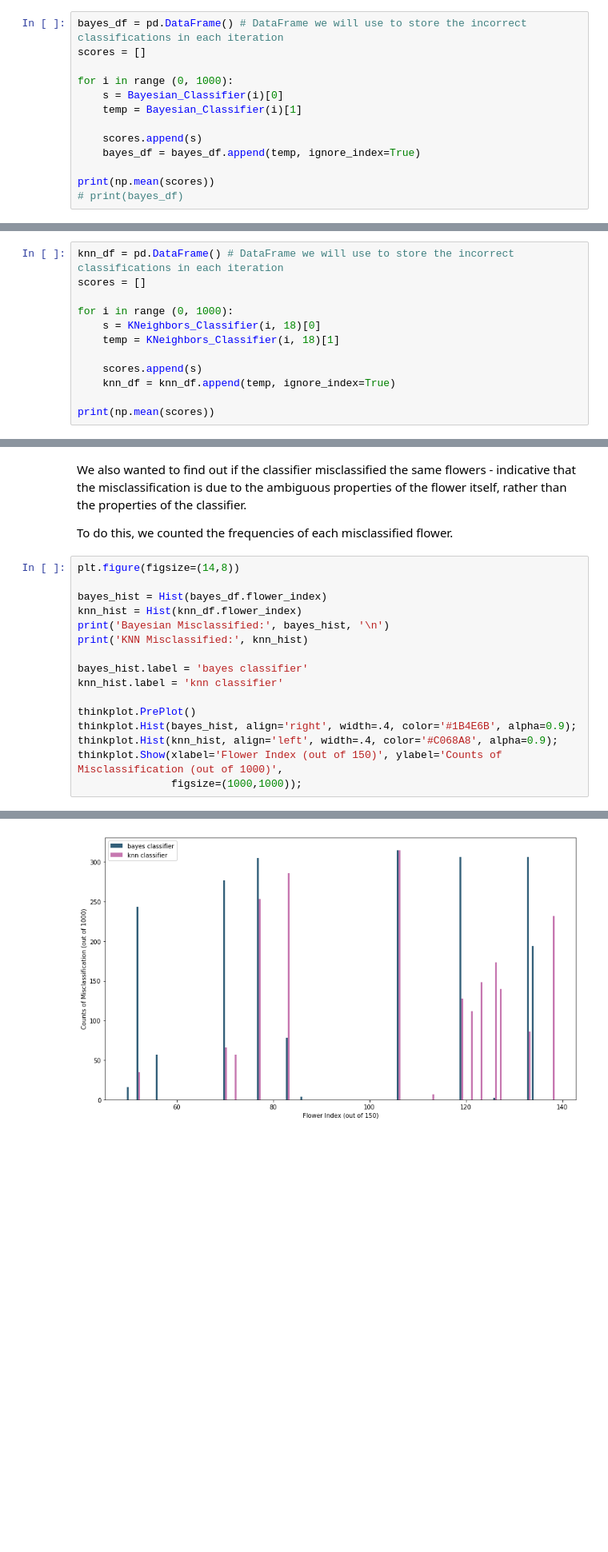
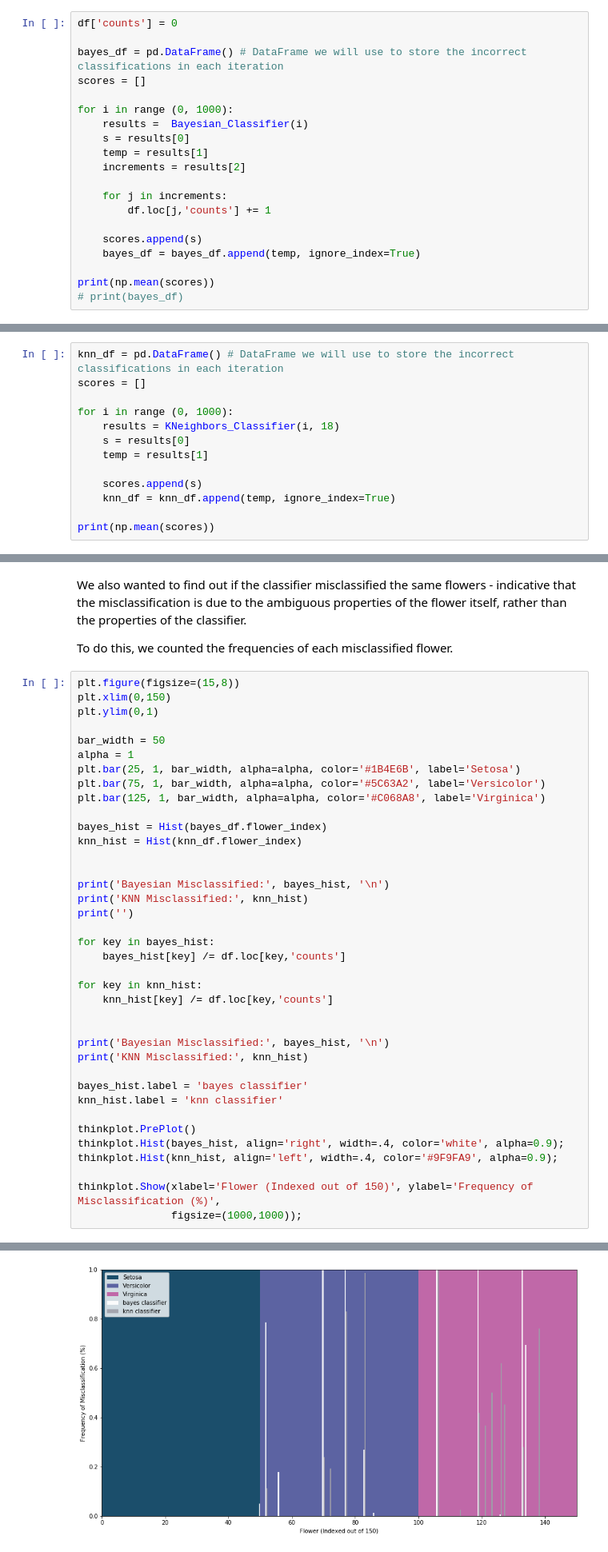
Before and after one commit to ASHSWAN1999/Bayes-vs-Machine-Learning-Comparison, a Jupyter notebook: project3.ipynb, the cells around one changed output, grey strips where cells are left out. Shown: that part at 80% size. Cells and saved outputs as stored; diff of their text form; blank space fills up the shorter version.

Commit message:
Cleaning up graphs pt 1

```diff
--- a/project3.ipynb
+++ b/project3.ipynb
@@ -121,10 +123,17 @@ def Bayesian_Classifier(seed):
 # %%
+df['counts'] = 0
+
 bayes_df = pd.DataFrame() # DataFrame we will use to store the incorrect classifications in each iteration
 scores = []
 
 for i in range (0, 1000):
-    s = Bayesian_Classifier(i)[0]
-    temp = Bayesian_Classifier(i)[1]
+    results =  Bayesian_Classifier(i)
+    s = results[0]
+    temp = results[1]
+    increments = results[2]
+
+    for j in increments:
+        df.loc[j,'counts'] += 1
 
     scores.append(s)
     bayes_df = bayes_df.append(temp, ignore_index=True)
@@ -202,8 +218,9 @@ knn_df = pd.DataFrame() # DataFrame we will use to store the incorrect classific
 scores = []
 
 for i in range (0, 1000):
-    s = KNeighbors_Classifier(i, 18)[0]
-    temp = KNeighbors_Classifier(i, 18)[1]
+    results = KNeighbors_Classifier(i, 18)
+    s = results[0]
+    temp = results[1]
 
     scores.append(s)
     knn_df = knn_df.append(temp, ignore_index=True)
@@ -266,10 +283,31 @@ We also wanted to find out if the classifier misclassified the same flowers - in
 
 To do this, we counted the frequencies of each misclassified flower.
 # %%
-plt.figure(figsize=(14,8))
+plt.figure(figsize=(15,8))
+plt.xlim(0,150)
+plt.ylim(0,1)
+
+bar_width = 50
+alpha = 1
+plt.bar(25, 1, bar_width, alpha=alpha, color='#1B4E6B', label='Setosa')
+plt.bar(75, 1, bar_width, alpha=alpha, color='#5C63A2', label='Versicolor')
+plt.bar(125, 1, bar_width, alpha=alpha, color='#C068A8', label='Virginica')
 
 bayes_hist = Hist(bayes_df.flower_index)
 knn_hist = Hist(knn_df.flower_index)
+
+
+print('Bayesian Misclassified:', bayes_hist, '\n')
+print('KNN Misclassified:', knn_hist)
+print('')
+
+for key in bayes_hist:
+    bayes_hist[key] /= df.loc[key,'counts']
+
+for key in knn_hist:
+    knn_hist[key] /= df.loc[key,'counts']
+
+
 print('Bayesian Misclassified:', bayes_hist, '\n')
 print('KNN Misclassified:', knn_hist)
 
@@ -277,9 +315,10 @@ bayes_hist.label = 'bayes classifier'
 knn_hist.label = 'knn classifier'
 
 thinkplot.PrePlot()
-thinkplot.Hist(bayes_hist, align='right', width=.4, color='#1B4E6B', alpha=0.9);
-thinkplot.Hist(knn_hist, align='left', width=.4, color='#C068A8', alpha=0.9);
-thinkplot.Show(xlabel='Flower Index (out of 150)', ylabel='Counts of Misclassification (out of 1000)',
+thinkplot.Hist(bayes_hist, align='right', width=.4, color='white', alpha=0.9);
+thinkplot.Hist(knn_hist, align='left', width=.4, color='#9F9FA9', alpha=0.9);
+
+thinkplot.Show(xlabel='Flower (Indexed out of 150)', ylabel='Frequency of Misclassification (%)',
                figsize=(1000,1000));
 # %% [output]
 Bayesian Misclassified: Hist({106.0: 315, 119.0: 306, 133.0: 306, 77.0: 305, 70.0: 277, 52.0: 243, 134.0: 194, 83.0: 78, 56.0: 57, 50.0: 16, 86.0: 4, 126.0: 2})
@@ -288,4 +331,4 @@ KNN Misclassified: Hist({106.0: 315, 83.0: 286, 77.0: 253, 138.0: 232, 126.0: 17
-[figure, old version]
+[figure, new version]
 <Figure size 576x432 with 0 Axes>
 # %% [markdown]
 From the above plot, we can see that there are many ambiguous flowers that are misclassified by both classifiers. However, it is clear that the models are misclassifying different flowers at different frequencies, and there are even some flowers that are often misclassified by one classifier, but never by the other.
```
Also changed, not shown: parts of 8 cells of this notebook.
